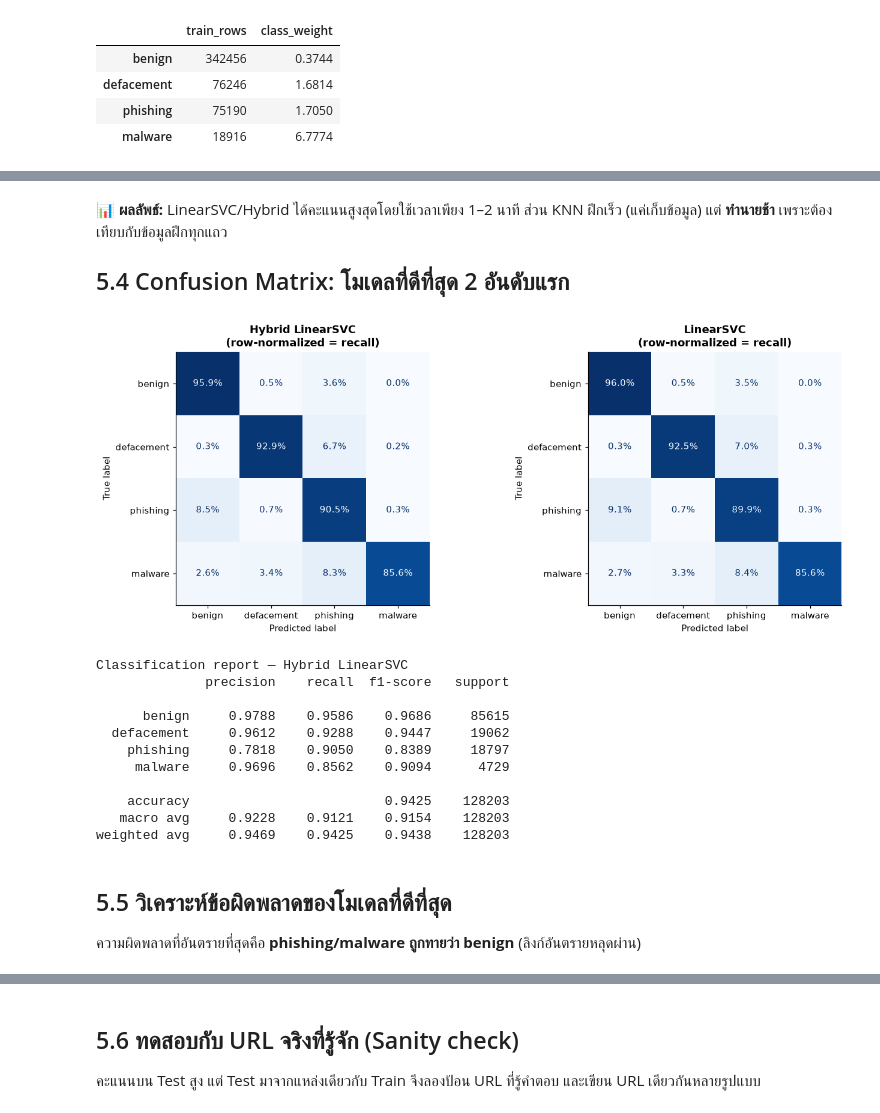
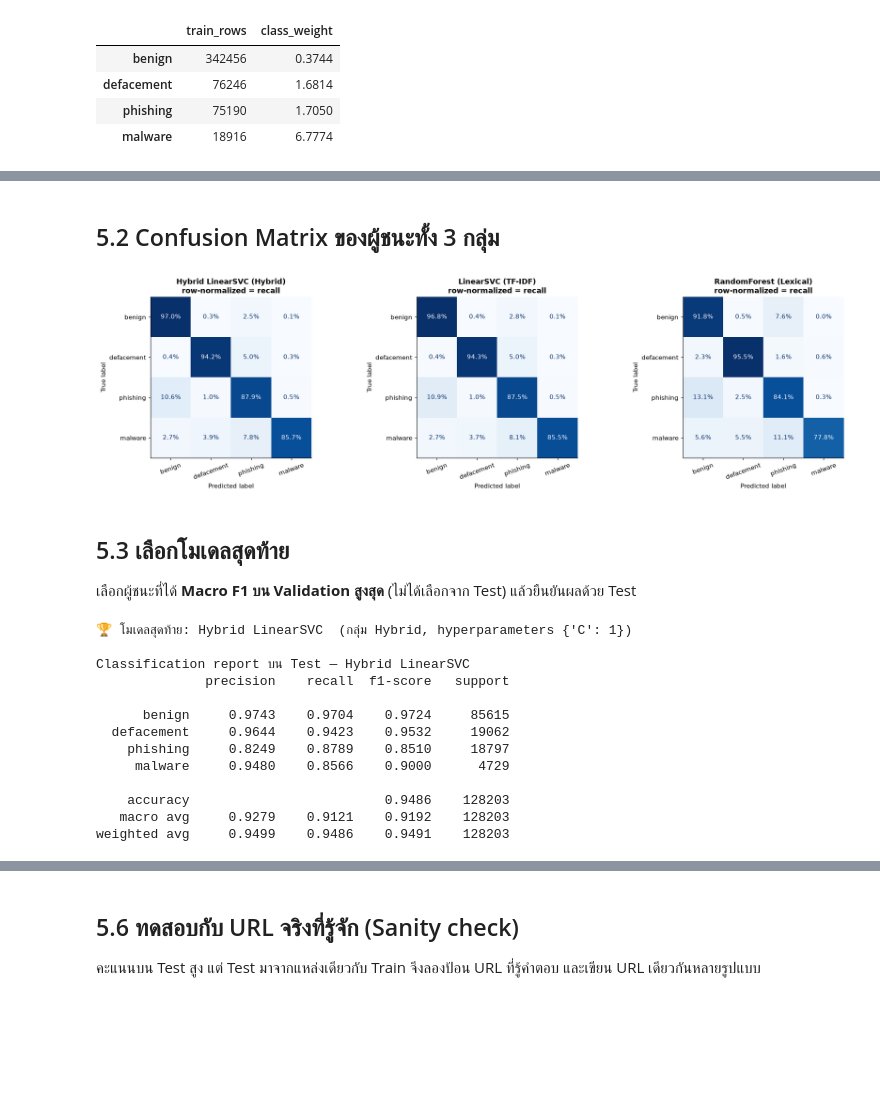
Before and after one commit to peem511/malicious-url-classifier, a Jupyter notebook: MaliciousURL_MiniProject.ipynb, the cells around one changed output, grey strips where cells are left out. Drawn from its saved outputs; the diff is of its cells as text; code cells hidden in the pictures; blank space fills up the shorter version.

```diff
--- a/MaliciousURL_MiniProject.ipynb
+++ b/MaliciousURL_MiniProject.ipynb
@@ -669,0 +747,9 @@ results
+# %%
+fig, ax = plt.subplots(figsize=(8, 4.5))
+for k, (name, row) in enumerate(screening.iterrows()):
+    ax.scatter(row.fit_predict_s, row.f1_macro, s=110, color=GROUP_COLORS[row.group], edgecolor="black", zorder=3)
+    ax.annotate(name, (row.fit_predict_s, row.f1_macro), textcoords="offset points",
+                xytext=(7, 5) if k % 2 == 0 else (7, -11), fontsize=7)
+ax.set_xscale("log"); ax.set_xlabel("Train + predict time on Development/Validation (s, log)"); ax.set_ylabel("Macro F1")
+ax.set_title("Macro F1 vs computation time")
+plt.tight_layout(); plt.show()
@@ -724,14 +829,0 @@ plt.show()
-# %%
-r = results.drop(index="Dummy (majority)")
-fig, ax = plt.subplots(figsize=(8, 4.5))
-palette = {"tfidf": "#4C78A8", "lexical": "#59A14F", "hybrid": "#E15759"}
-for name, row in r.iterrows():
-    total = row.train_time_s + row.predict_time_s
-    ax.scatter(total, row.f1_macro, s=120, color=palette[row.features], edgecolor="black", zorder=3)
-    ax.annotate(name, (total, row.f1_macro), textcoords="offset points", xytext=(-8, 8), fontsize=8, ha="right")
-ax.set_xscale("log"); ax.set_xlabel("Train + predict time on full data (seconds, log scale)"); ax.set_ylabel("Macro F1")
-ax.set_title("Macro F1 vs computation time")
-for k, v in palette.items():
-    ax.scatter([], [], color=v, label=k, edgecolor="black")
-ax.legend(title="features")
-plt.tight_layout(); plt.show()
@@ -740,32 +830,35 @@ plt.tight_layout(); plt.show()
-# %% [markdown]
-**📊 ผลลัพธ์:** LinearSVC/Hybrid ได้คะแนนสูงสุดโดยใช้เวลาเพียง 1–2 นาที ส่วน KNN ฝึกเร็ว (แค่เก็บข้อมูล) แต่ **ทำนายช้า** เพราะต้องเทียบกับข้อมูลฝึกทุกแถว
-
-## 5.4 Confusion Matrix: โมเดลที่ดีที่สุด 2 อันดับแรก
+# %% [markdown]
+## 5.2 Confusion Matrix ของผู้ชนะทั้ง 3 กลุ่ม
 # %%
-BEST = results.index[0]
-SECOND = results.index[1]
-fig, ax = plt.subplots(1, 2, figsize=(13, 5))
-for a, name in zip(ax, [BEST, SECOND]):
+win_names = list(winners.index)
+fig, ax = plt.subplots(1, len(win_names), figsize=(6 * len(win_names), 5))
+for a, name in zip(np.atleast_1d(ax), win_names):
     cm = confusion_matrix(y_test, predictions[name], labels=LABELS, normalize="true")
     ConfusionMatrixDisplay(cm, display_labels=LABELS).plot(ax=a, cmap="Blues", values_format=".1%", colorbar=False)
-    a.set_title(f"{name}\n(row-normalized = recall)"); a.grid(False)
+    a.set_title(f"{name} ({SPEC[name][0]})\nrow-normalized = recall"); a.grid(False)
+    a.tick_params(axis="x", rotation=20)
 plt.tight_layout(); plt.show()
-
-print(f"Classification report — {BEST}")
-print(classification_report(y_test, predictions[BEST], labels=LABELS, digits=4))
 # %% [output]
-[figure, old version]
+[figure, new version]
-Classification report — Hybrid LinearSVC
-              precision    recall  f1-score   support
-
-      benign     0.9788    0.9586    0.9686     85615
-  defacement     0.9612    0.9288    0.9447     19062
-    phishing     0.7818    0.9050    0.8389     18797
-     malware     0.9696    0.8562    0.9094      4729
-
-    accuracy                         0.9425    128203
-   macro avg     0.9228    0.9121    0.9154    128203
-weighted avg     0.9469    0.9425    0.9438    128203
-# %% [markdown]
-## 5.5 วิเคราะห์ข้อผิดพลาดของโมเดลที่ดีที่สุด
-ความผิดพลาดที่อันตรายที่สุดคือ **phishing/malware ถูกทายว่า benign** (ลิงก์อันตรายหลุดผ่าน)
+# %% [markdown]
+## 5.3 เลือกโมเดลสุดท้าย
+เลือกผู้ชนะที่ได้ **Macro F1 บน Validation สูงสุด** (ไม่ได้เลือกจาก Test) แล้วยืนยันผลด้วย Test
+# %%
+BEST = winners.f1_macro.idxmax()
+print(f"🏆 โมเดลสุดท้าย: {BEST}  (กลุ่ม {SPEC[BEST][0]}, hyperparameters {winners.loc[BEST, 'best_params']})\n")
+print(f"Classification report บน Test — {BEST}")
+print(classification_report(y_test, predictions[BEST], labels=LABELS, digits=4))
+# %% [output]
+🏆 โมเดลสุดท้าย: Hybrid LinearSVC  (กลุ่ม Hybrid, hyperparameters {'C': 1})
+
+Classification report บน Test — Hybrid LinearSVC
+              precision    recall  f1-score   support
+
+      benign     0.9743    0.9704    0.9724     85615
+  defacement     0.9644    0.9423    0.9532     19062
+    phishing     0.8249    0.8789    0.8510     18797
+     malware     0.9480    0.8566    0.9000      4729
+
+    accuracy                         0.9486    128203
+   macro avg     0.9279    0.9121    0.9192    128203
+weighted avg     0.9499    0.9486    0.9491    128203
```
Also changed, not shown: parts of 53 cells of this notebook, 5 other files.
